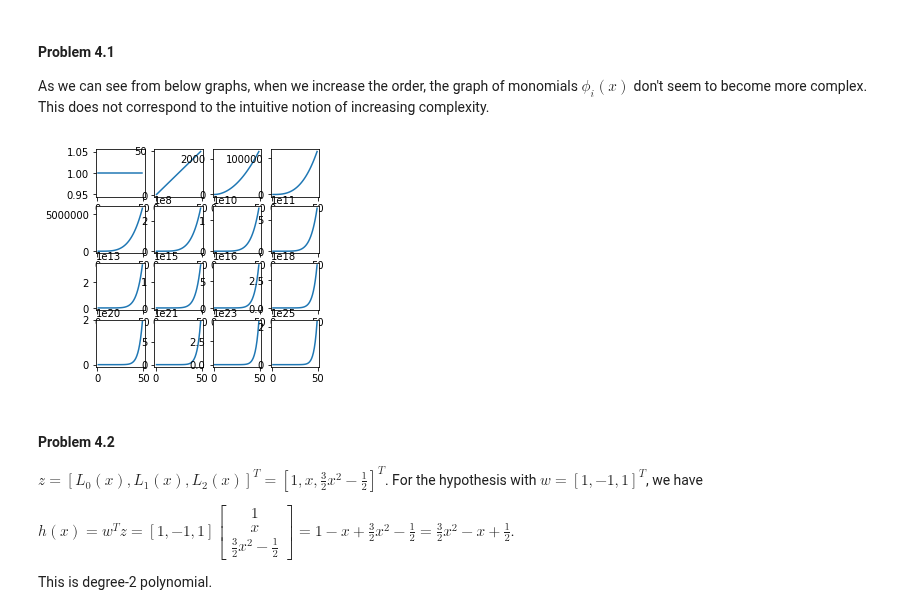
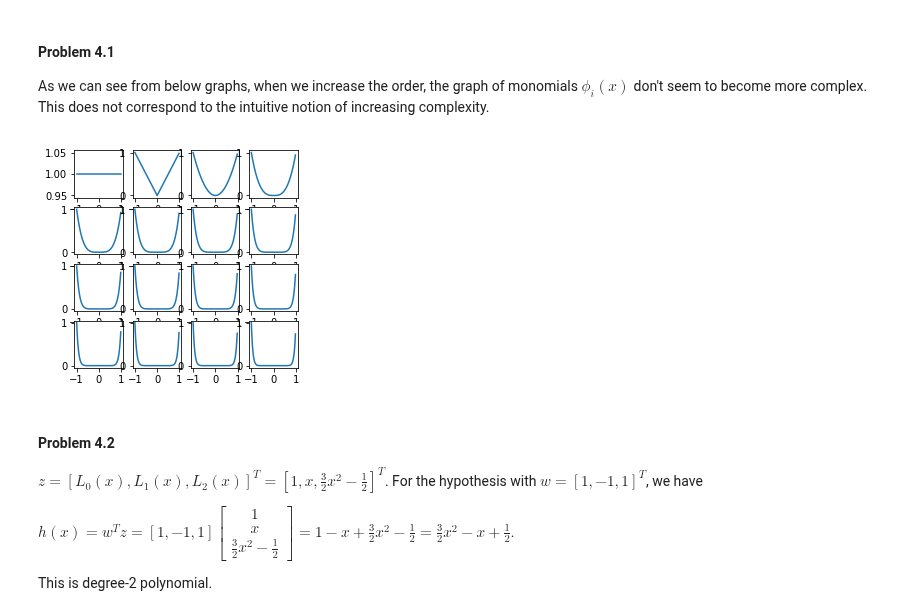
Before and after one commit to niuers/Learning-From-Data-A-Short-Course, a Jupyter notebook: Solutions to Chapter 4 Exercises and Problems.ipynb, the cells around one changed output. Saved outputs shown, nothing was run; the diff lists cells and outputs as text; code cells hidden in the pictures.

```diff
--- a/Solutions to Chapter 4 Exercises and Problems.ipynb
+++ b/Solutions to Chapter 4 Exercises and Problems.ipynb
@@ -161,21 +161,21 @@ As we can see from below graphs, when we increase the order, the graph of monomi
 # %%
 #### Problem 4.1
 
 def monomials(x, i):
     return np.exp(i*np.log(np.abs(x)))
     #return np.power(x, i) #This causes overflow
 
-xs = np.arange(1,50,1)
+xs = np.arange(-1, 1, 0.02) #(1,50,1)
 figsize = plt.figaspect(1)
 f, axs = plt.subplots(4, 4, figsize=figsize)
 for i in np.arange(0,16):
     ys = monomials(xs, i)
     k = int(i / 4)
     j = int(i - 4*k)
     axs[k][j].plot(xs, ys)
     #axs[k][j].set_yscale('log')
 # %% [output]
-[figure, old version]
+[figure, new version]
 # %% [markdown]
 #### Problem 4.2
 
```
Also changed, not shown: parts of 4 cells of this notebook.
